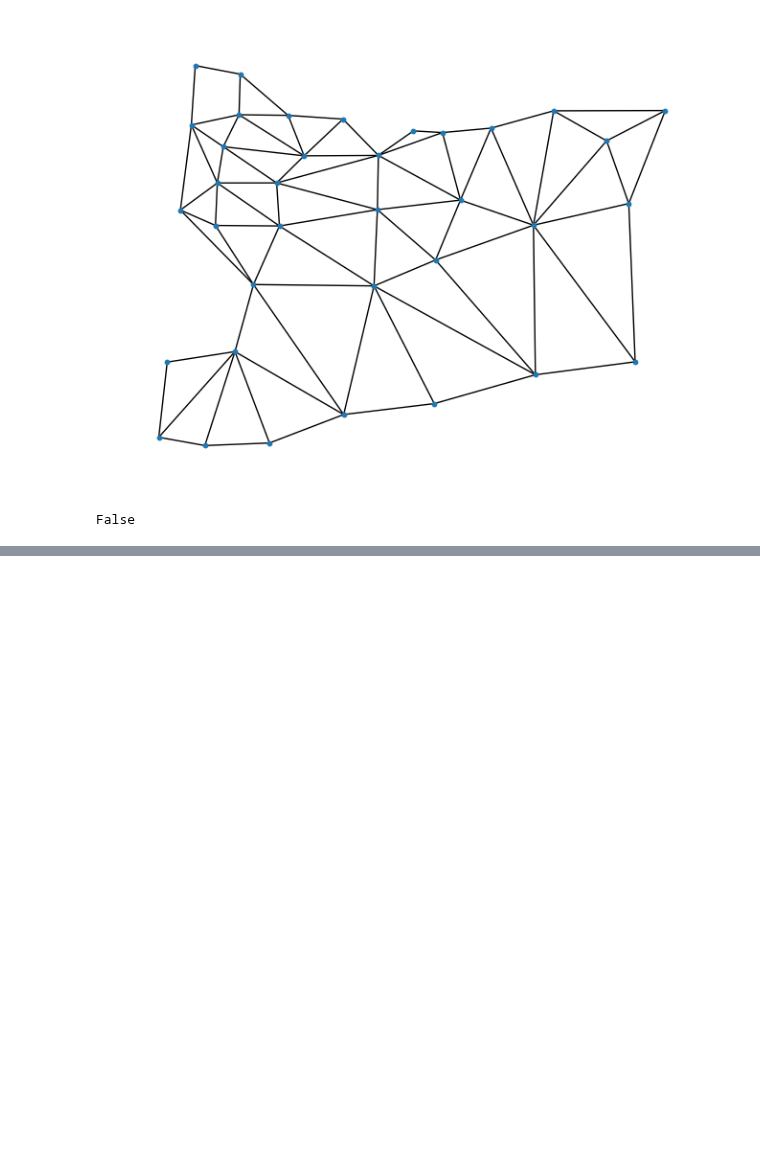
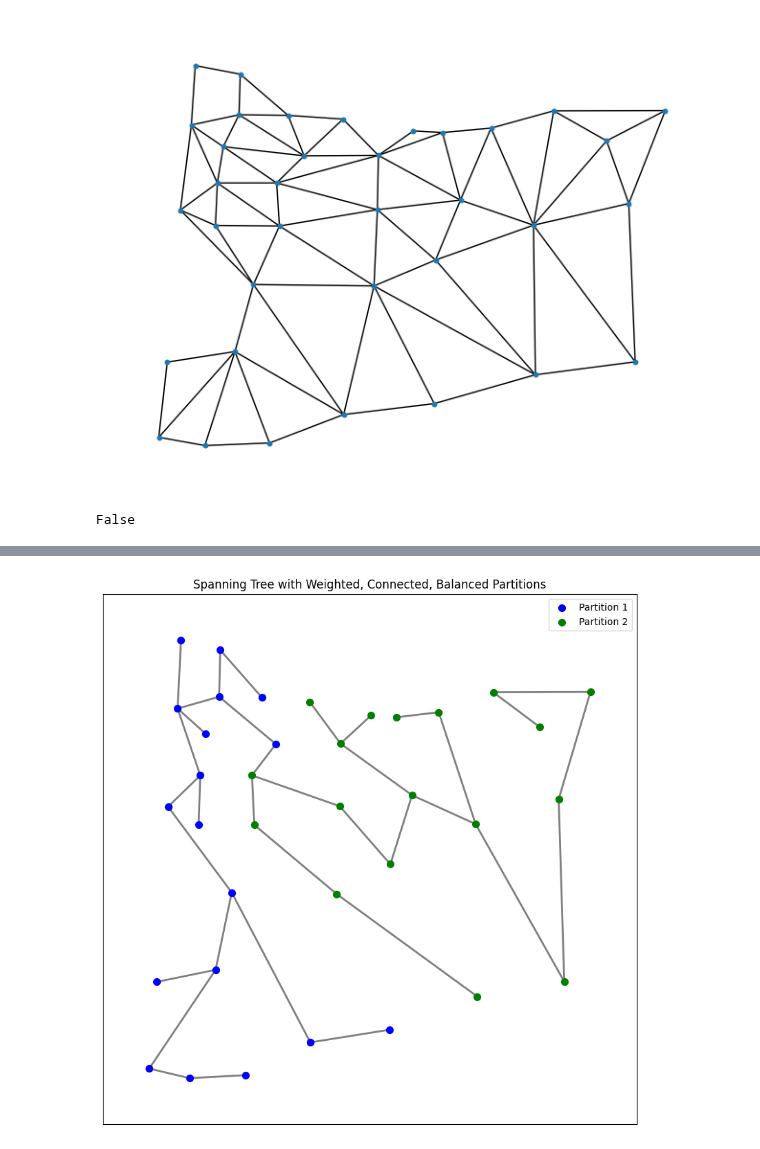
Before and after one commit to brookecarofeinberg/SamplingBalancedForests, a Jupyter notebook: cnty.ipynb, the cells around one changed output, grey strips where cells are left out. Cells and saved outputs as stored; diff of their text form; code cells hidden in the pictures; blank space fills up the shorter version.

Commit message:
cnty

```diff
--- a/cnty.ipynb
+++ b/cnty.ipynb
@@ -216,0 +219,89 @@ KeyboardInterrupt:
+# %%
+class GraphPartitioner:
+    def __init__(self, graph, k):
+        self.graph = graph
+        self.k = k
+        self.spanning_tree = None  # Store the spanning tree
+        self.partitions = None  # Store partitions when successful
+
+    def create_weighted_partitions_and_draw_spanning_tree(self):
+        while True:  # Keep trying until a valid partitioning is found
+            wilson = WilsonsAlgorithm(self.graph)  # Generate spanning tree
+            self.spanning_tree, root = wilson.sample()  # Store spanning tree
+
+            tree_graph = nx.Graph()
+            tree_graph.add_edges_from(self.spanning_tree)
+
+            total_nodes = len(tree_graph)
+            ideal_size = total_nodes // self.k
+            extra_nodes = total_nodes % self.k
+            target_sizes = [ideal_size + 1 if i < extra_nodes else ideal_size for i in range(self.k)]
+
+            partitions = [[] for _ in range(self.k)]
+            partition_sizes = [0] * self.k
+            bfs_queues = [deque([root])] + [deque() for _ in range(self.k - 1)]
+
+            visited = set([root])
+            partitions[0].append(root)
+            partition_sizes[0] += 1
+
+            for current_partition in range(self.k):
+                while partition_sizes[current_partition] < target_sizes[current_partition] and bfs_queues[current_partition]:
+                    node = bfs_queues[current_partition].popleft()
+                    for neighbor in tree_graph.neighbors(node):
+                        if neighbor not in visited:
+                            partitions[current_partition].append(neighbor)
+                            partition_sizes[current_partition] += 1
+                            visited.add(neighbor)
+                            bfs_queues[current_partition].append(neighbor)
+                            if partition_sizes[current_partition] >= target_sizes[current_partition]:
+                                break
+
+                if partition_sizes[current_partition] < target_sizes[current_partition]:
+                    continue  # Restart the loop if partitioning fails
+
+                unvisited_nodes = [n for n in tree_graph.nodes if n not in visited]
+                if unvisited_nodes and current_partition + 1 < self.k:
+                    seed_node = unvisited_nodes[0]
+                    partitions[current_partition + 1].append(seed_node)
+                    partition_sizes[current_partition + 1] += 1
+                    visited.add(seed_node)
+                    bfs_queues[current_partition + 1].append(seed_node)
+
+            if all(partition_sizes[i] == target_sizes[i] for i in range(self.k)):
+                self.partitions = partitions  # Store partitions for plotting
+                break  # Exit loop once successful partitioning is found
+
+        # Step 3: Plotting the successful partitioning
+        node_locations = {
+            v: (
+                float(self.graph.nodes[v]["INTPTLON20"]) - 360
+                if float(self.graph.nodes[v]["INTPTLON20"]) > 0 else float(self.graph.nodes[v]["INTPTLON20"]),
+                float(self.graph.nodes[v]["INTPTLAT20"])
+            )
+            for v in self.graph.nodes()
+        }
+        pos = node_locations
+        plt.figure(figsize=(10, 10))
+        base_colors = ['blue', 'green']
+
+        spanning_tree_pos = {node: pos[node] for node in tree_graph.nodes}
+        for i, partition in enumerate(self.partitions):
+            nx.draw_networkx_nodes(tree_graph, spanning_tree_pos, nodelist=partition, node_size=50,
+                                   node_color=base_colors[i % len(base_colors)], label=f'Partition {i+1}')
+        nx.draw_networkx_edges(tree_graph, spanning_tree_pos, edge_color='gray', width=2)
+
+        plt.legend()
+        plt.title("Spanning Tree with Weighted, Connected, Balanced Partitions")
+        plt.show()
+
+        return True
+
+
+# Running until a valid split is found
+G = cnty
+k = 2
+partitioner = GraphPartitioner(G, k)
+partitioner.create_weighted_partitions_and_draw_spanning_tree()
+# %% [output]
+[figure, added]
```
Also changed, not shown: parts of 6 cells of this notebook.
